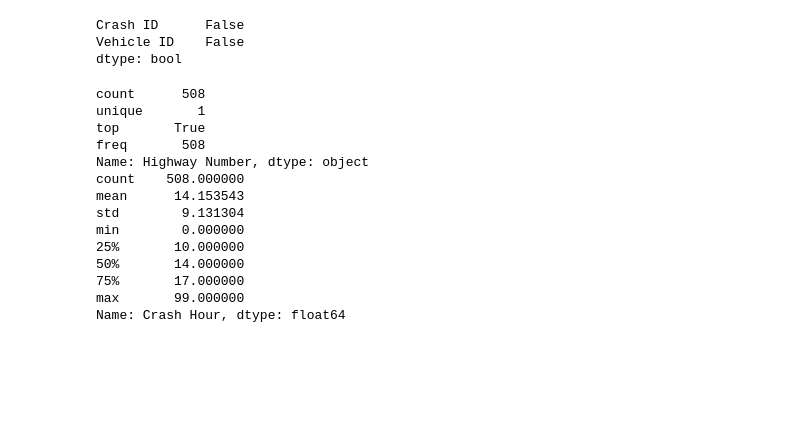
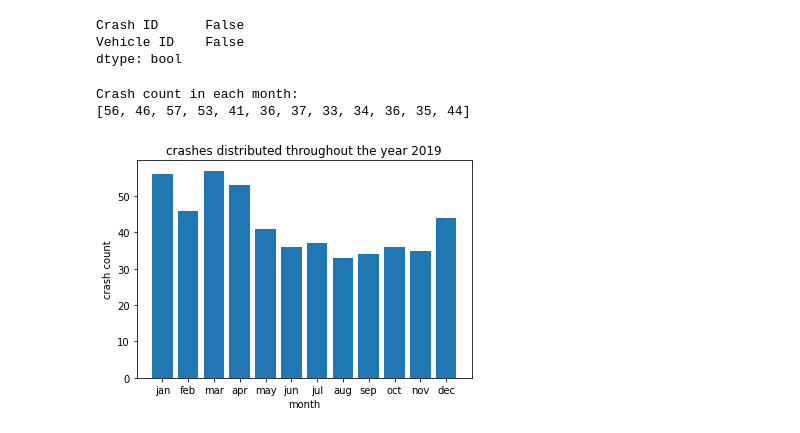
Before and after one commit to Harievashini/Data-Engineering, a Jupyter notebook: Week 4- Data Validation/DataValidation.ipynb, the cells around one changed output. Saved outputs shown, nothing was run; the diff lists cells and outputs as text; code cells hidden in the pictures; blank space fills up the shorter version.

```diff
--- a/Week 4- Data Validation/DataValidation.ipynb
+++ b/Week 4- Data Validation/DataValidation.ipynb
@@ -302,24 +319,22 @@ ra2.isnull().all() #To check if there are null value
 Crash ID      False
 Vehicle ID    False
 dtype: bool
-# %%
-#statistical assertions
-sd1 = CrashesDF['Highway Number'].isin([26])
-print(sd1.describe())
-sd2 = CrashesDF['Crash Hour']
-print(sd2.describe()) #using describe we can see the min,avg values to determine the type of distribution
-# %% [output]
-count      508
-unique       1
-top       True
-freq       508
-Name: Highway Number, dtype: object
-count    508.000000
-mean      14.153543
-std        9.131304
-min        0.000000
-25%       10.000000
-50%       14.000000
-75%       17.000000
-max       99.000000
-Name: Crash Hour, dtype: float64
+# %%
+#statistical assertions
+#crashes distributed throughout the year 2019
+sd1=CrashesDF['Crash Month'].value_counts()
+print("Crash count in each month:")
+ct=[]
+month=["jan","feb","mar","apr","may","jun","jul","aug","sep","oct","nov","dec"]
+for i in range(1,13):
+  ct.append(sd1[i])
+print(ct)
+plot.title("crashes distributed throughout the year 2019")
+plot.bar(month,ct)
+plot.xlabel("month")
+plot.ylabel("crash count")
+plot.show()
+# %% [output]
+Crash count in each month:
+[56, 46, 57, 53, 41, 36, 37, 33, 34, 36, 35, 44]
+[figure, added]
```
Also changed, not shown: parts of 12 cells of this notebook.
